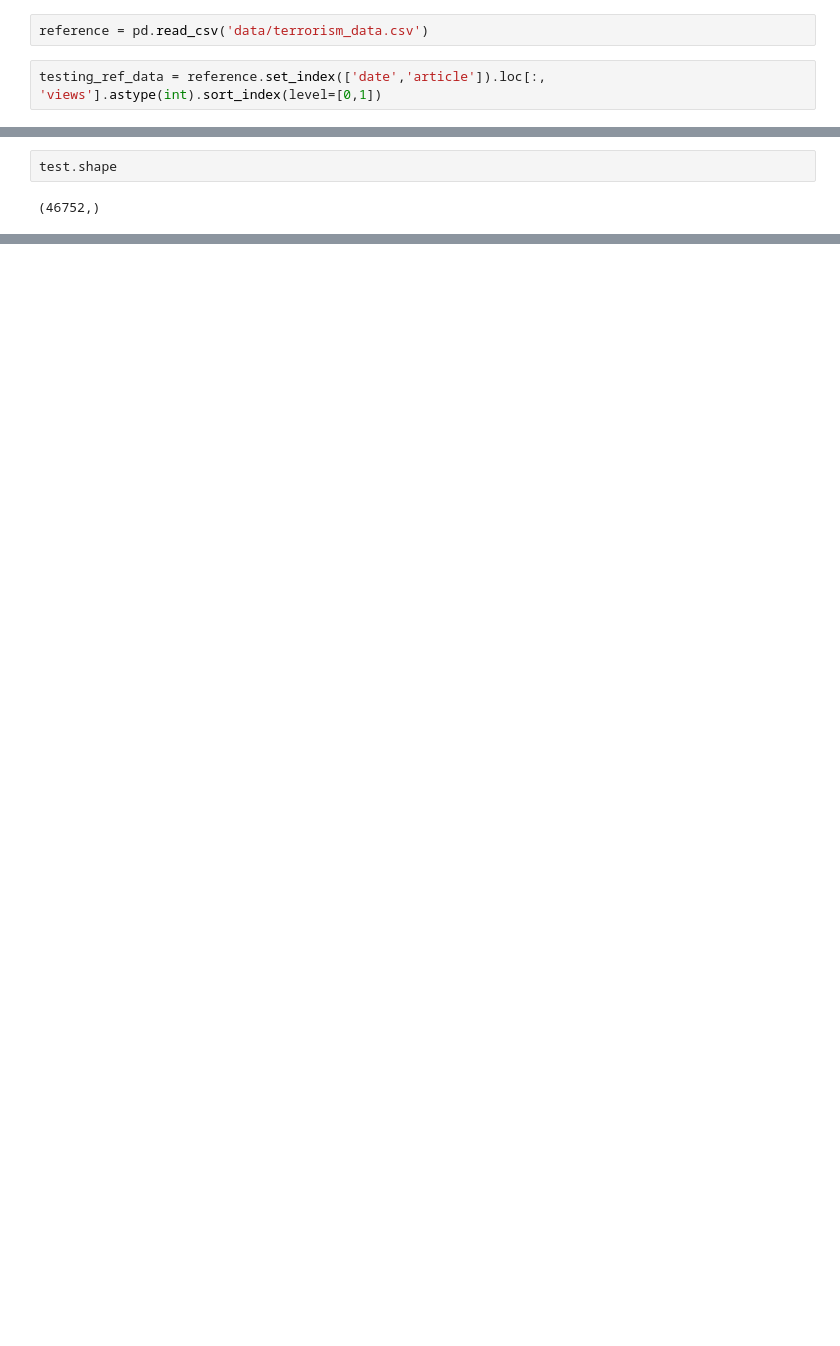
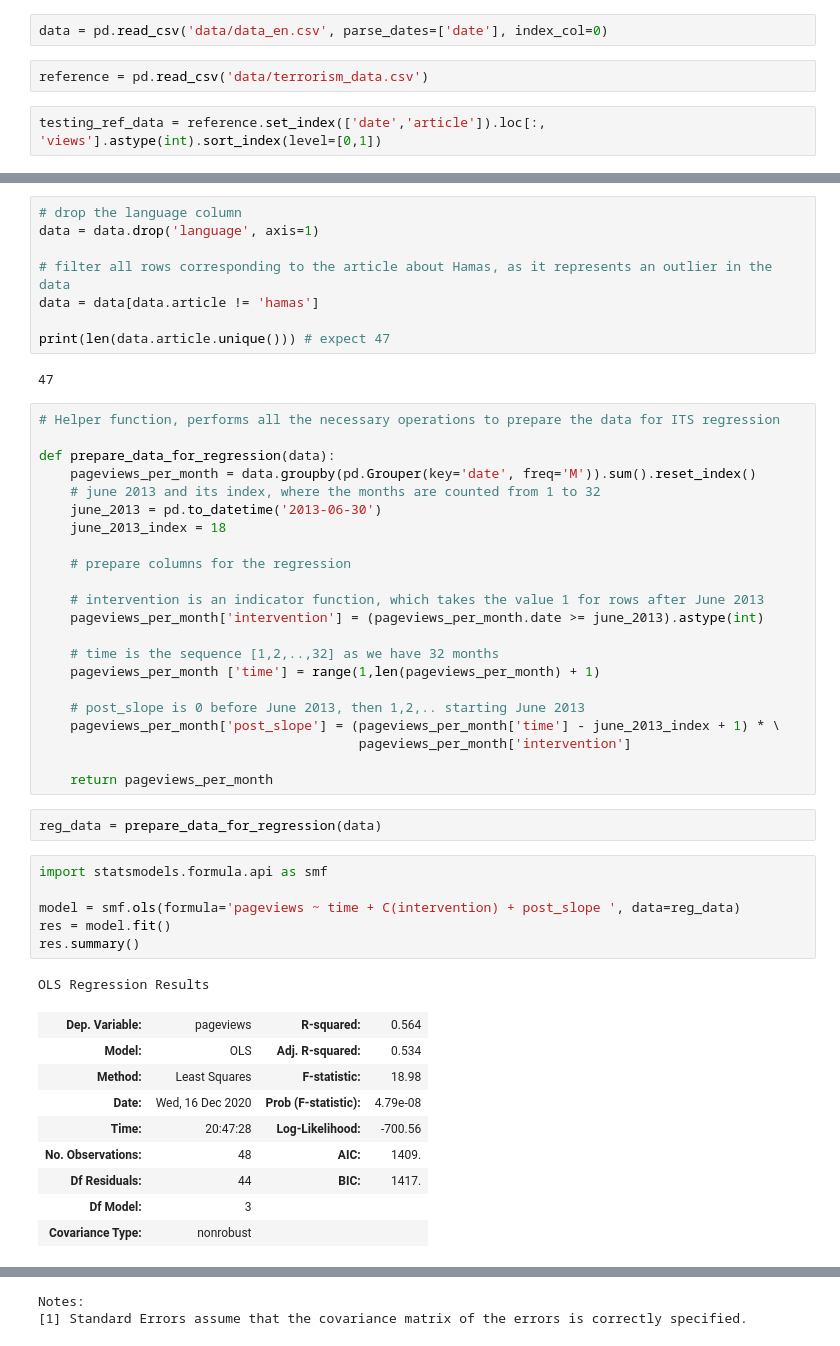
Before and after one commit to epfl-ada/ada-2020-project-milestone-p3-p3_team-aka, a Jupyter notebook: data_scraping.ipynb, the cells around one changed output, grey strips where cells are left out. Drawn from its saved outputs; the diff is of its cells as text; blank space fills up the shorter version.

```diff
--- a/data_scraping.ipynb
+++ b/data_scraping.ipynb
@@ -46,3 +58,5 @@ articles = get_pageview_data(terrorism_articles, ['2012', '2013','2014','2015',
+# %%
+data = pd.read_csv('data/data_en.csv', parse_dates=['date'], index_col=0)
 # %%
 reference = pd.read_csv('data/terrorism_data.csv')
 # %%
@@ -58,4 +73,51 @@ np.count_nonzero((test.values == testing_ref_data.values))
-# %%
-test.shape
-# %% [output]
-(46752,)
+# %%
+# drop the language column
+data = data.drop('language', axis=1)
+
+# filter all rows corresponding to the article about Hamas, as it represents an outlier in the data
+data = data[data.article != 'hamas']
+
+print(len(data.article.unique())) # expect 47
+# %% [output]
+47
+# %%
+# Helper function, performs all the necessary operations to prepare the data for ITS regression
+
+def prepare_data_for_regression(data):
+    pageviews_per_month = data.groupby(pd.Grouper(key='date', freq='M')).sum().reset_index()
+    # june 2013 and its index, where the months are counted from 1 to 32
+    june_2013 = pd.to_datetime('2013-06-30')
+    june_2013_index = 18
+
+    # prepare columns for the regression
+
+    # intervention is an indicator function, which takes the value 1 for rows after June 2013
+    pageviews_per_month['intervention'] = (pageviews_per_month.date >= june_2013).astype(int)
+
+    # time is the sequence [1,2,..,32] as we have 32 months
+    pageviews_per_month ['time'] = range(1,len(pageviews_per_month) + 1)
+
+    # post_slope is 0 before June 2013, then 1,2,.. starting June 2013
+    pageviews_per_month['post_slope'] = (pageviews_per_month['time'] - june_2013_index + 1) * \
+                                         pageviews_per_month['intervention']
+
+    return pageviews_per_month
+# %%
+reg_data = prepare_data_for_regression(data)
+# %%
+import statsmodels.formula.api as smf
+
+model = smf.ols(formula='pageviews ~ time + C(intervention) + post_slope ', data=reg_data)
+res = model.fit()
+res.summary()
+# %% [output]
+OLS Regression Results
+| Dep. Variable: | pageviews | R-squared: | 0.564 |
+| Model: | OLS | Adj. R-squared: | 0.534 |
+| Method: | Least Squares | F-statistic: | 18.98 |
+| Date: | Wed, 16 Dec 2020 | Prob (F-statistic): | 4.79e-08 |
+| Time: | 20:47:28 | Log-Likelihood: | -700.56 |
+| No. Observations: | 48 | AIC: | 1409. |
+| Df Residuals: | 44 | BIC: | 1417. |
+| Df Model: | 3 |  |  |
+| Covariance Type: | nonrobust |  |  |
@@ -61,0 +133,2 @@ test.shape
+Notes:
+[1] Standard Errors assume that the covariance matrix of the errors is correctly specified.
```
Also changed, not shown: parts of 11 cells of this notebook, 1 other file.
